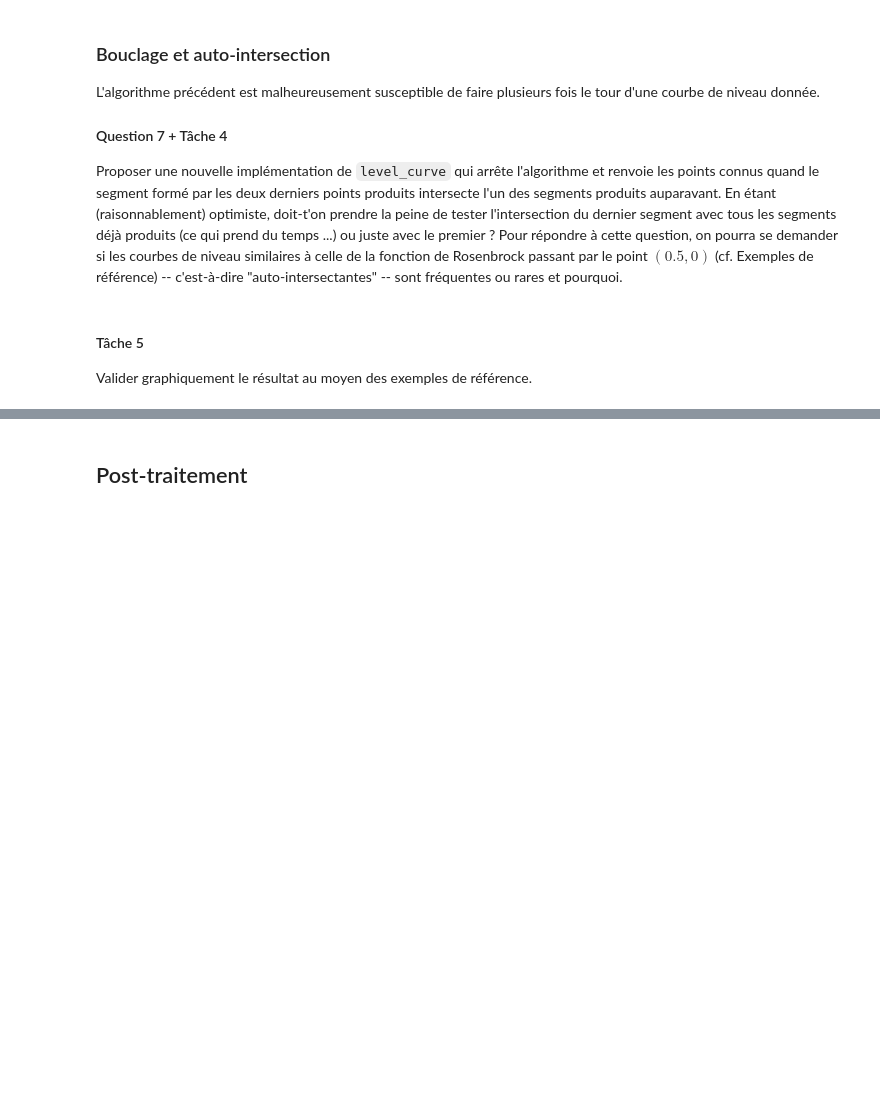
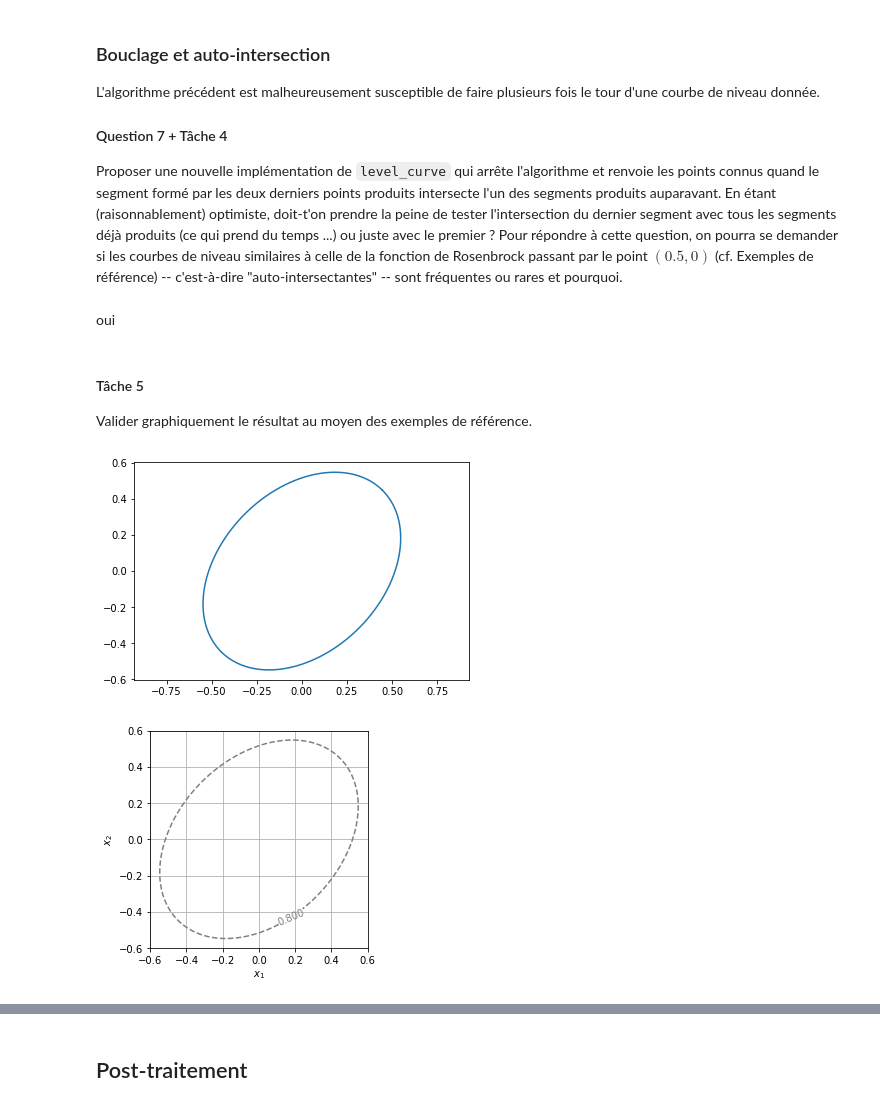
Before and after one commit to RobinWillocquet/projet-maths-octobre, a Jupyter notebook: Courbes de niveau.ipynb, the cells around one changed output, grey strips where cells are left out. Cells and saved outputs as stored; diff of their text form; code cells hidden in the pictures; blank space fills up the shorter version.

```diff
--- a/Courbes de niveau.ipynb
+++ b/Courbes de niveau.ipynb
@@ -360,7 +360,46 @@ L'algorithme précédent est malheureusement susceptible de faire plusieurs fois
 #### Question 7 + Tâche 4
 
 Proposer une nouvelle implémentation de `level_curve` qui arrête l'algorithme et renvoie les points connus quand le segment formé par les deux derniers points produits intersecte l'un des segments produits auparavant. En étant (raisonnablement) optimiste, doit-t'on prendre la peine de tester l'intersection du dernier segment avec tous les segments déjà produits (ce qui prend du temps ...) ou juste avec le premier ? Pour répondre à cette question, on pourra se demander si les courbes de niveau similaires à celle de la fonction de Rosenbrock passant par le point $(0.5, 0)$ (cf. Exemples de référence) -- c'est-à-dire "auto-intersectantes" -- sont fréquentes ou rares et pourquoi.
+# %%
+def level_curve(f, x0, y0, delta=0.001, N=1000, eps=eps):
+    g = autograd.grad
+    coord = np.zeros((2,N))
+    coord[0,0], coord[1,0] = x0, y0
+    for i in range(1, N):
+        vect = np.dot(1/np.sqrt(g(f,0)(x0,y0)**2 + g(f,1)(x0,y0)**2),(g(f,1)(x0,y0), -g(f,0)(x0,y0)))
+        a,b = x0,y0
+        def F(x,y):
+            vecti = np.array((f(x,y),np.abs(np.sqrt((x-a)**2+(y-b)**2))-delta))
+            return vecti
+        (x0, y0) = (x0, y0) + np.dot(delta,vect)
+        x, y = Newton(F, x0, y0)
+        coord[0,i], coord[1,i] = x, y
+        if i>=2:
+            for k in range(0,i-1):
+                segm1 = np.array((coord[0,k+1]-coord[0,k],coord[1,k+1]-coord[1,k]))
+                segm2 = np.array((coord[0,i]-coord[0,k],coord[1,i]-coord[1,k]))
+                cross = np.cross(segm1,segm2)
+                if np.linalg.norm(cross) <= delta/10 and np.linalg.norm(segm1) >= np.linalg.norm(segm2) and np.dot(segm1,segm2) > 0:
+                    return coord[::,0:i]
+    return coord
+# %% [markdown]
+oui
 # %% [markdown]
 #### Tâche 5
 
 Valider graphiquement le résultat au moyen des exemples de référence.
+# %%
+x0,y0 = Newton(f1_egalitaire,0.8,0.8)
+X = level_curve(f1_modif,x0,y0,0.0025,1400)
+plt.plot(X[0],X[1])
+plt.axis("equal")
+display_contour(
+    f1,
+    x=np.linspace(-0.6, 0.6, 100),
+    y=np.linspace(-0.6, 0.6, 100),
+    levels= [0.8]
+)
+plt.show()
+# %% [output]
+[figure, added]
+[figure, added]
```
Also changed, not shown: parts of 5 cells of this notebook, 1 other file.
